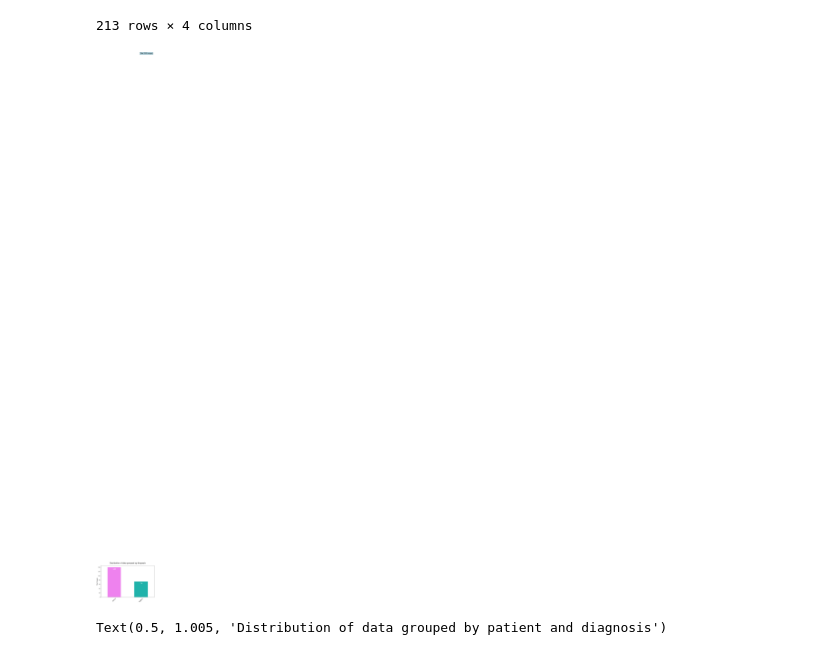
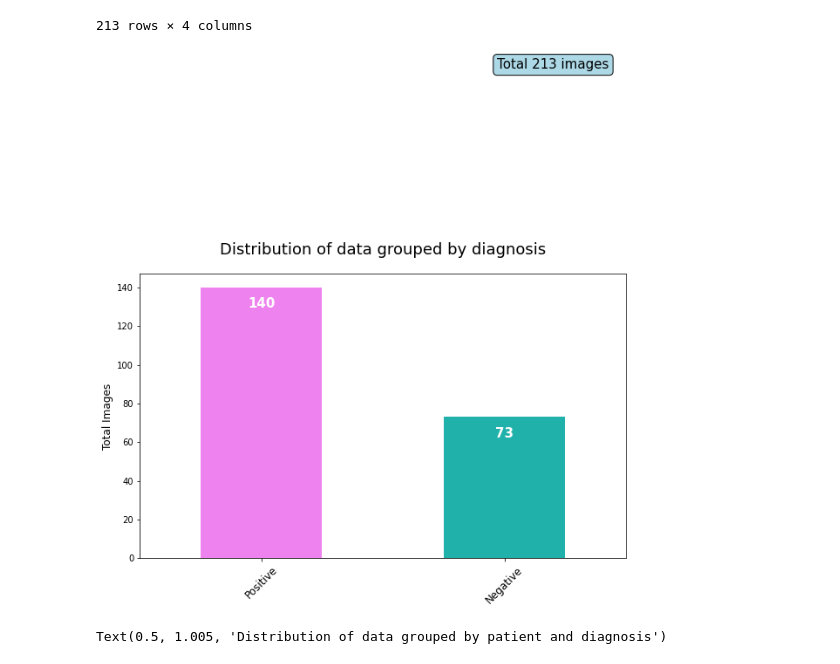
Before and after one commit to Man0j3/Image_processing_project, a Jupyter notebook: image_processing_project.ipynb, the cells around one changed output. Cells and saved outputs as stored; diff of their text form; code cells hidden in the pictures.

```diff
--- a/image_processing_project.ipynb
+++ b/image_processing_project.ipynb
@@ -167,32 +167,32 @@ df
 # %%
 # Plot
 ax = df.diagnosis.value_counts().plot(kind='bar',
                                       stacked=True,
                                       figsize=(10, 6),
                                      color=["violet", "lightseagreen"])
 
 
 ax.set_xticklabels(["Positive", "Negative"], rotation=45, fontsize=12);
 ax.set_ylabel('Total Images', fontsize = 12)
 ax.set_title("Distribution of data grouped by diagnosis",fontsize = 18, y=1.05)
 
 # Annotate
 for i, rows in enumerate(df.diagnosis.value_counts().values):
     ax.annotate(int(rows), xy=(i, rows-12),
                 rotation=0, color="white",
                 ha="center", verticalalignment='bottom',
                 fontsize=15, fontweight="bold")
 
-ax.text(1.2, 2550, f"Total {len(df)} images", size=15,
+ax.text(1.2, 255, f"Total {len(df)} images", size=15,
         color="black",
          ha="center", va="center",
          bbox=dict(boxstyle="round",
                    fc=("lightblue"),
                    ec=("black"),
                    )
          );
 # %% [output]
-[figure, old version]
+[figure, new version]
 # %%
 # Data
 patients_by_diagnosis = df.groupby(['patient', 'diagnosis'])['diagnosis'].size().unstack().fillna(0)
```
